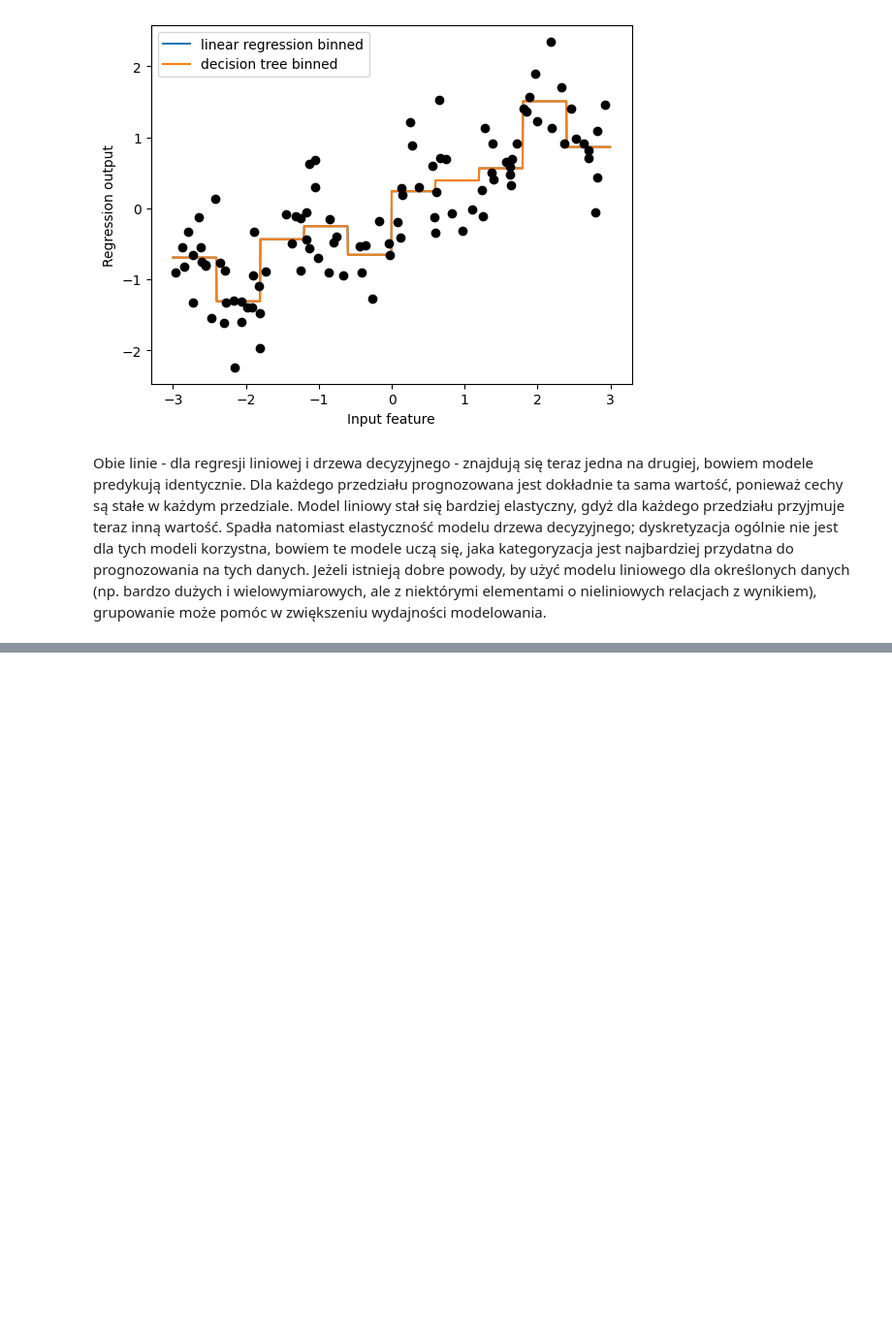
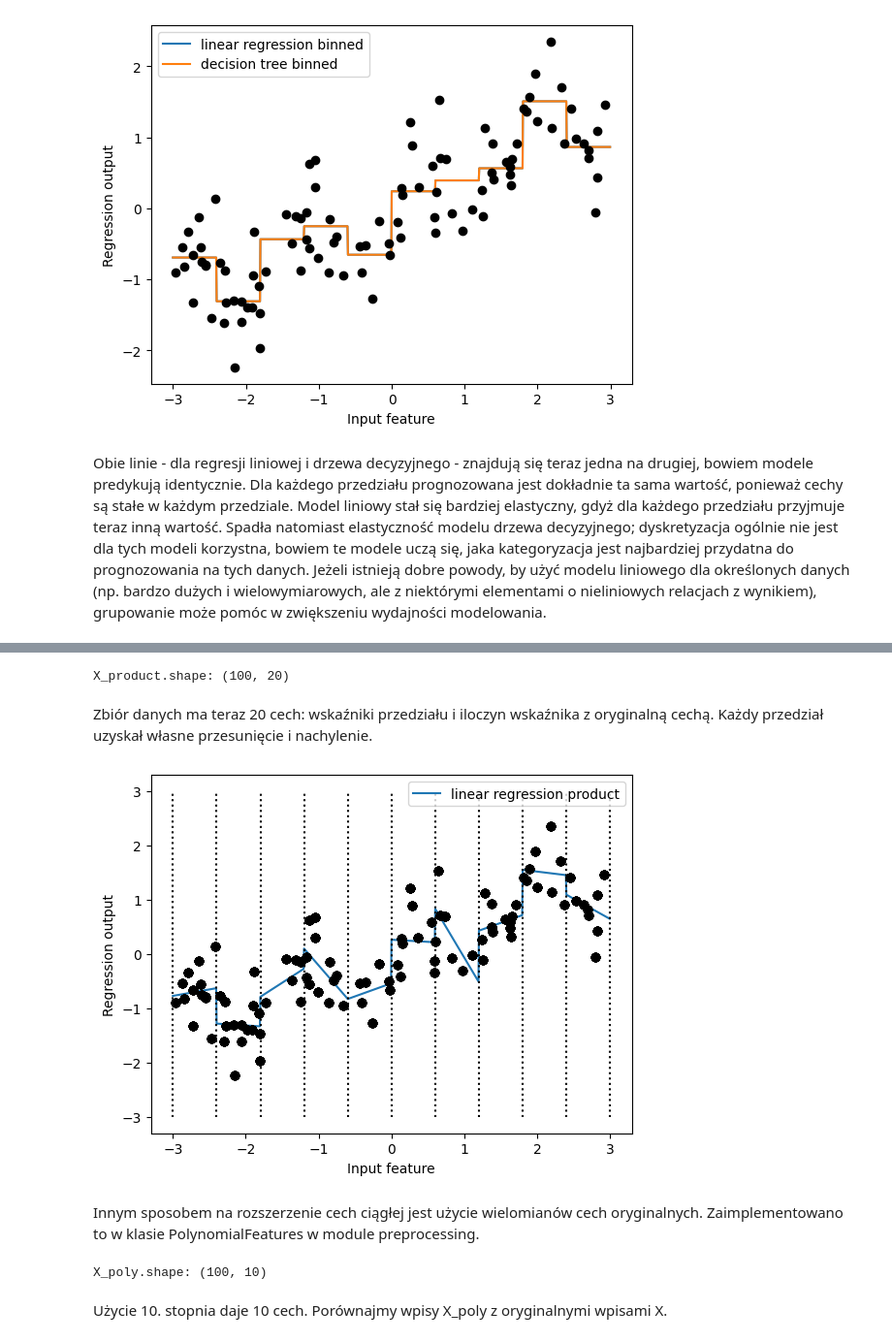
Before and after one commit to jakubtwalczak/Muller_Guido_Introduction_to_ML, a Jupyter notebook: Rozdział_4_reprezentacja_danych_i_inżynieria_cech.ipynb, the cells around one changed output, grey strips where cells are left out. Shown at 97% size. Cells and saved outputs as stored; diff of their text form; code cells hidden in the pictures; blank space fills up the shorter version.

```diff
--- a/Rozdział_4_reprezentacja_danych_i_inżynieria_cech.ipynb
+++ b/Rozdział_4_reprezentacja_danych_i_inżynieria_cech.ipynb
@@ -224,0 +251,31 @@ Obie linie - dla regresji liniowej i drzewa decyzyjnego - znajdują się teraz j
+# %%
+X_product = np.hstack([X_binned, X * X_binned])
+print(f"X_product.shape: {X_product.shape}")
+# %% [output]
+X_product.shape: (100, 20)
+# %% [markdown]
+Zbiór danych ma teraz 20 cech: wskaźniki przedziału i iloczyn wskaźnika z oryginalną cechą. Każdy przedział uzyskał własne przesunięcie i nachylenie.
+# %%
+reg = LinearRegression().fit(X_product, y)
+line_product = np.hstack([line_binned, line * line_binned])
+plt.plot(line, reg.predict(line_product), label='linear regression product')
+for bin in bins:
+    plt.plot([bin, bin], [-3, 3], ':', c='k')
+    plt.legend(loc="best")
+    plt.ylabel("Regression output")
+    plt.xlabel("Input feature")
+    plt.plot(X[:, 0], y, 'o', c='k')
+# %% [output]
+[figure, added]
+# %% [markdown]
+Innym sposobem na rozszerzenie cech ciągłej jest użycie wielomianów cech oryginalnych. Zaimplementowano to w klasie PolynomialFeatures w module preprocessing.
+# %%
+from sklearn.preprocessing import PolynomialFeatures
+poly = PolynomialFeatures(degree=10, include_bias=False)
+poly.fit(X)
+X_poly = poly.transform(X)
+print(f"X_poly.shape: {X_poly.shape}")
+# %% [output]
+X_poly.shape: (100, 10)
+# %% [markdown]
+Użycie 10. stopnia daje 10 cech. Porównajmy wpisy X_poly z oryginalnymi wpisami X.
```
Also changed, not shown: parts of 25 cells of this notebook.
